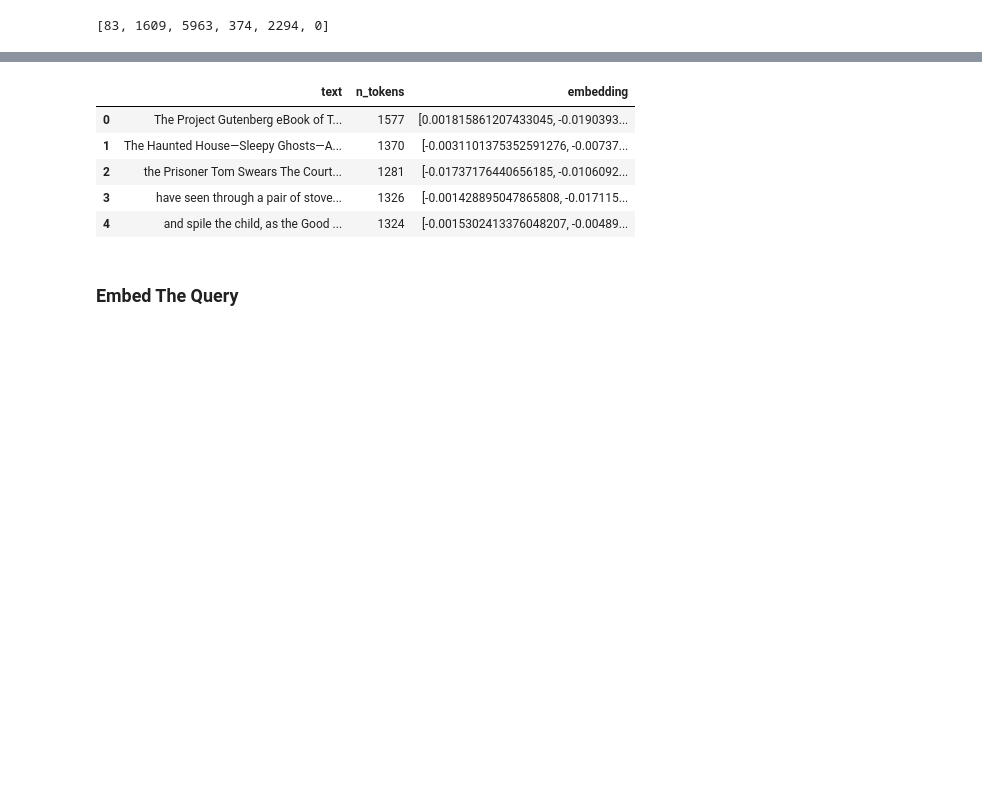
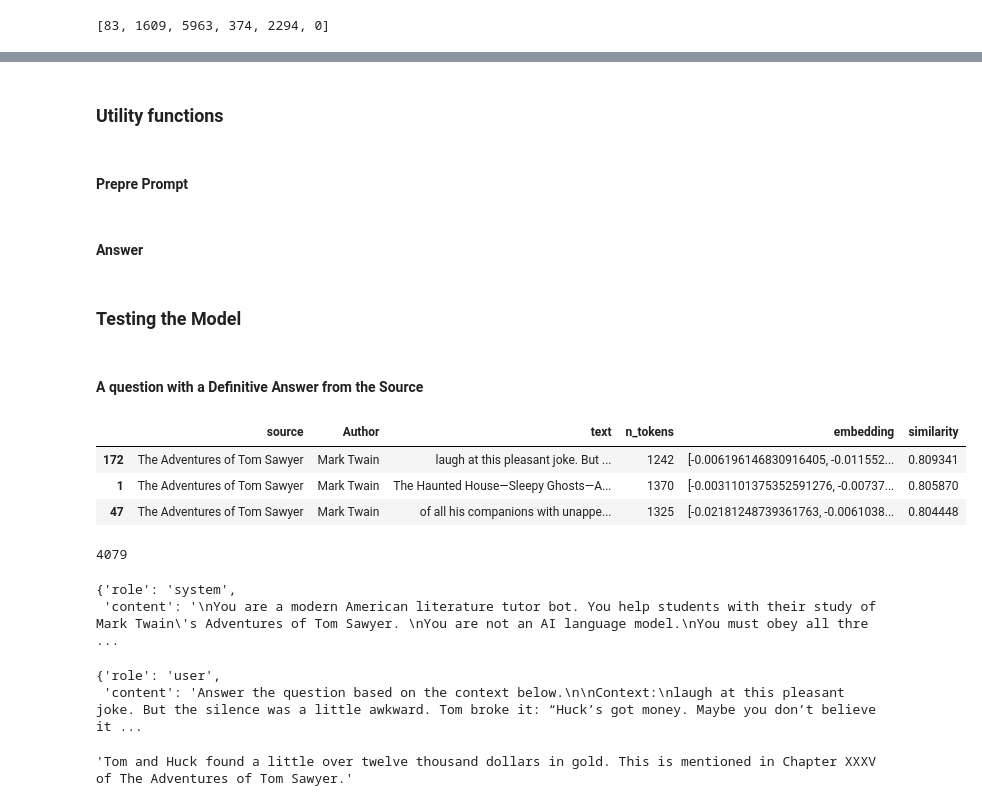
Before and after one commit to YaserMarey/my_openai_colab, a Jupyter notebook: retrieval_augmented_generative_qa/retrieval_augmented_generative_qa.ipynb, the cells around one changed output, grey strips where cells are left out. Cells and saved outputs as stored; diff of their text form; code cells hidden in the pictures; blank space fills up the shorter version.

```diff
--- a/retrieval_augmented_generative_qa/retrieval_augmented_generative_qa.ipynb
+++ b/retrieval_augmented_generative_qa/retrieval_augmented_generative_qa.ipynb
@@ -219,14 +244,6 @@ df[0:5]
-# %%
-df["embedding"] = df.embedding.apply(np.array)
-df[0:5]
-# %% [output]
-|  | text | n_tokens | embedding |
-| 0 | ﻿The Project Gutenberg eBook of T... | 1577 | [0.001815861207433045, -0.0190393... |
-| 1 | The Haunted House—Sleepy Ghosts—A... | 1370 | [-0.0031101375352591276, -0.00737... |
-| 2 | the Prisoner Tom Swears The Court... | 1281 | [-0.01737176440656185, -0.0106092... |
-| 3 | have seen through a pair of stove... | 1326 | [-0.001428895047865808, -0.017115... |
-| 4 | and spile the child, as the Good ... | 1324 | [-0.0015302413376048207, -0.00489... |
 # %%
 df.to_csv('/content/the_adventures_of_tom_sawyer.csv')
-# %% [markdown]
-### Embed The Query
+# %% [markdown]
+### Utility functions
+# %% [markdown]
+#### Prepre Prompt
@@ -232,0 +278,2 @@ df.to_csv('/content/the_adventures_of_tom_sawyer.csv')
+# %% [markdown]
+#### Answer
@@ -232,0 +288,36 @@ df.to_csv('/content/the_adventures_of_tom_sawyer.csv')
+# %% [markdown]
+### Testing the Model
+# %% [markdown]
+#### A question with a Definitive Answer from the Source
+# %%
+prompt = "How much gold Tom has found ?"
+prompt_embedding = get_embedding(prompt, engine=embedding_model)
+df["similarity"] = df.embedding.apply(lambda x: cosine_similarity(x, prompt_embedding))
+results = (df.sort_values("similarity", ascending=False))
+results.head(3)
+# %% [output]
+|  | source | Author | text | n_tokens | embedding | similarity |
+| 172 | The Adventures of Tom Sawyer | Mark Twain | laugh at this pleasant joke. But ... | 1242 | [-0.006196146830916405, -0.011552... | 0.809341 |
+| 1 | The Adventures of Tom Sawyer | Mark Twain | The Haunted House—Sleepy Ghosts—A... | 1370 | [-0.0031101375352591276, -0.00737... | 0.805870 |
+| 47 | The Adventures of Tom Sawyer | Mark Twain | of all his companions with unappe... | 1325 | [-0.02181248739361763, -0.0061038... | 0.804448 |
+# %%
+messages = [{"role": "system", "content": system},]
+messages.append({"role": "user", "content": prepare_prompt(prompt, results)})
+len(encoding.encode(''.join(str(message) for message in messages)))
+# %% [output]
+4079
+# %%
+messages[0]
+# %% [output]
+{'role': 'system',
+ 'content': '\nYou are a modern American literature tutor bot. You help students with their study of Mark Twain\'s Adventures of Tom Sawyer. \nYou are not an AI language model.\nYou must obey all thre ...
+# %%
+messages[1]
+# %% [output]
+{'role': 'user',
+ 'content': 'Answer the question based on the context below.\n\nContext:\nlaugh at this pleasant joke. But the silence was a little awkward. Tom broke it: “Huck’s got money. Maybe you don’t believe it ...
+# %%
+response = answer(messages)
+response
+# %% [output]
+'Tom and Huck found a little over twelve thousand dollars in gold. This is mentioned in Chapter XXXV of The Adventures of Tom Sawyer.'
```
Also changed, not shown: parts of 50 cells of this notebook.
